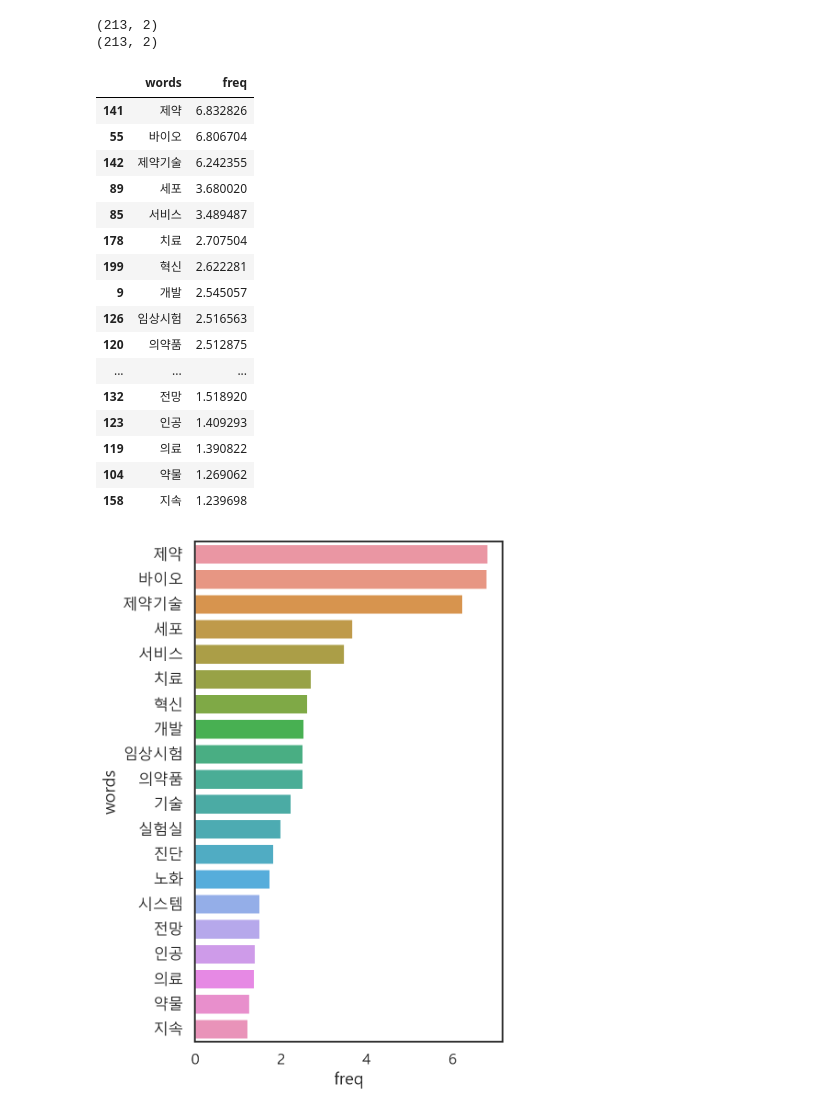
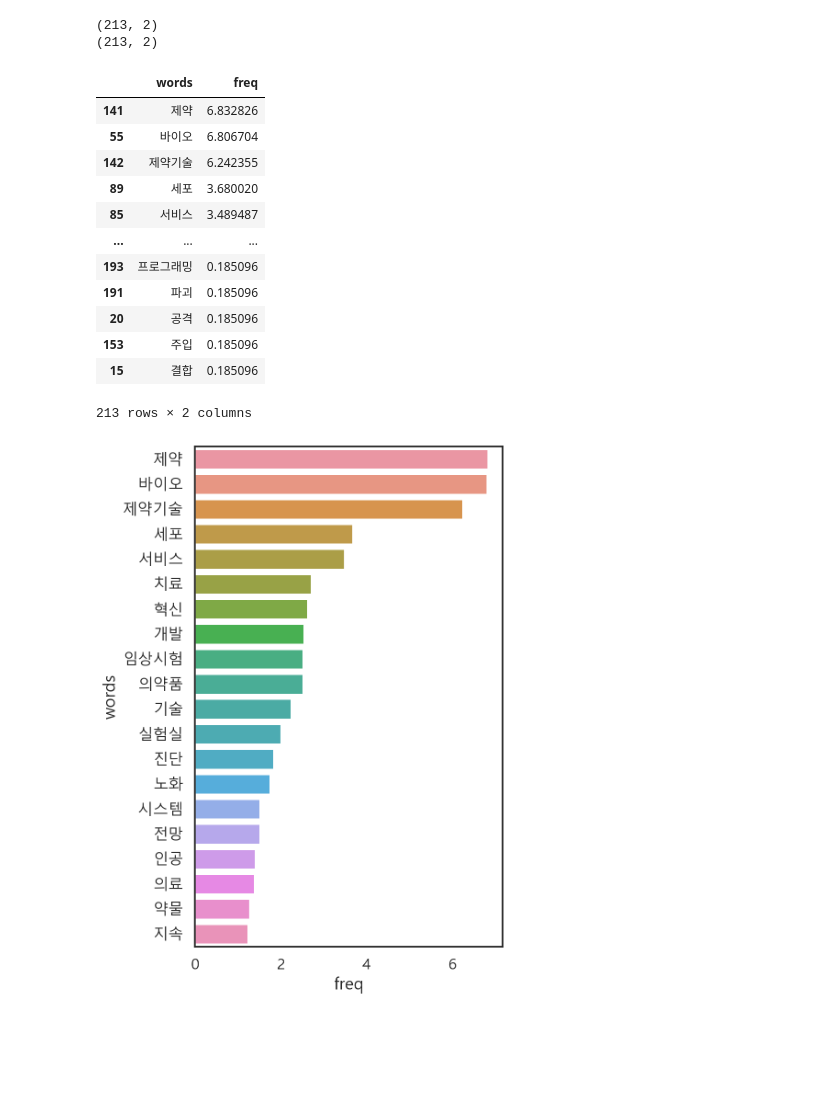
Before and after one commit to MonicaKim89/Mega_Trend, a Jupyter notebook: for projects/[0214] network.ipynb, the cells around one changed output. Cells and saved outputs as stored; diff of their text form; code cells hidden in the pictures; blank space fills up the shorter version.

```diff
--- a/for projects/[0214] network.ipynb
+++ b/for projects/[0214] network.ipynb
@@ -267,22 +270,18 @@ print(df_use.shape)
 # %%
 # 빈도수로 정렬을 하고 어떤 강좌가 댓글에서 가장 많이 언급되었는지 봅니다.
 df_use = df_use.sort_values(by="freq", ascending=False)
-df_use.head(20)
+df_use
 # %% [output]
 |  | words | freq |
 | 141 | 제약 | 6.832826 |
 | 55 | 바이오 | 6.806704 |
 | 142 | 제약기술 | 6.242355 |
 | 89 | 세포 | 3.680020 |
 | 85 | 서비스 | 3.489487 |
-| 178 | 치료 | 2.707504 |
-| 199 | 혁신 | 2.622281 |
-| 9 | 개발 | 2.545057 |
-| 126 | 임상시험 | 2.516563 |
-| 120 | 의약품 | 2.512875 |
 | ... | ... | ... |
-| 132 | 전망 | 1.518920 |
-| 123 | 인공 | 1.409293 |
-| 119 | 의료 | 1.390822 |
-| 104 | 약물 | 1.269062 |
-| 158 | 지속 | 1.239698 |
+| 193 | 프로그래밍 | 0.185096 |
+| 191 | 파괴 | 0.185096 |
+| 20 | 공격 | 0.185096 |
+| 153 | 주입 | 0.185096 |
+| 15 | 결합 | 0.185096 |
+213 rows × 2 columns
```
Also changed, not shown: parts of 9 cells of this notebook.
